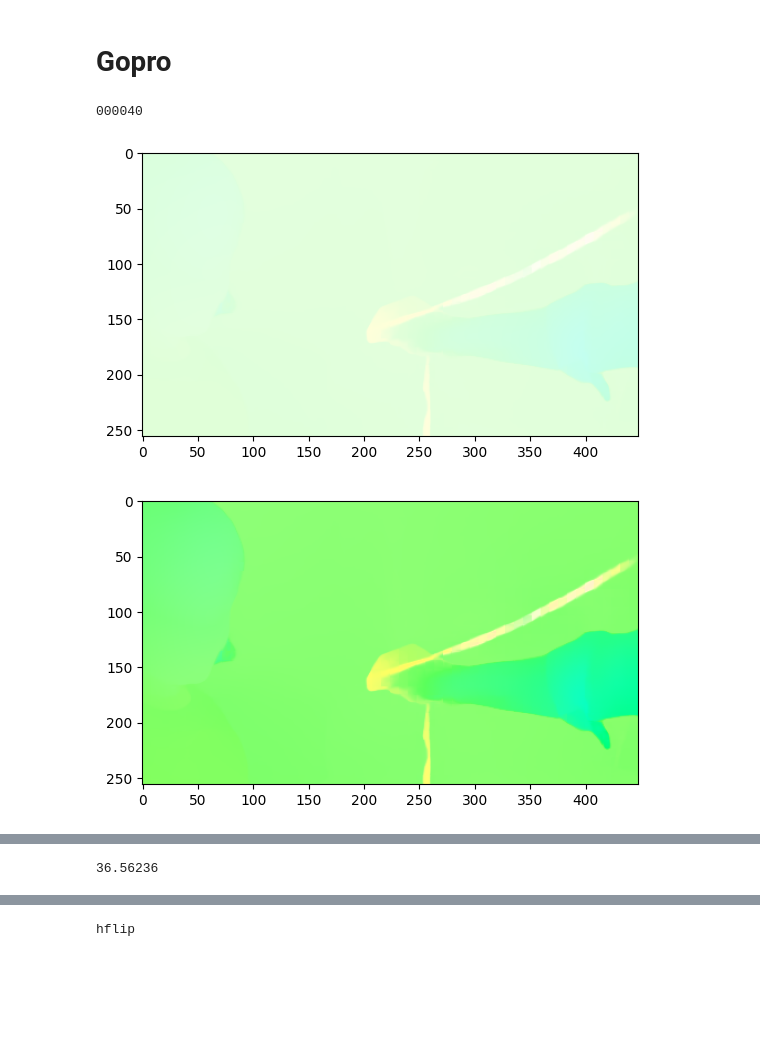
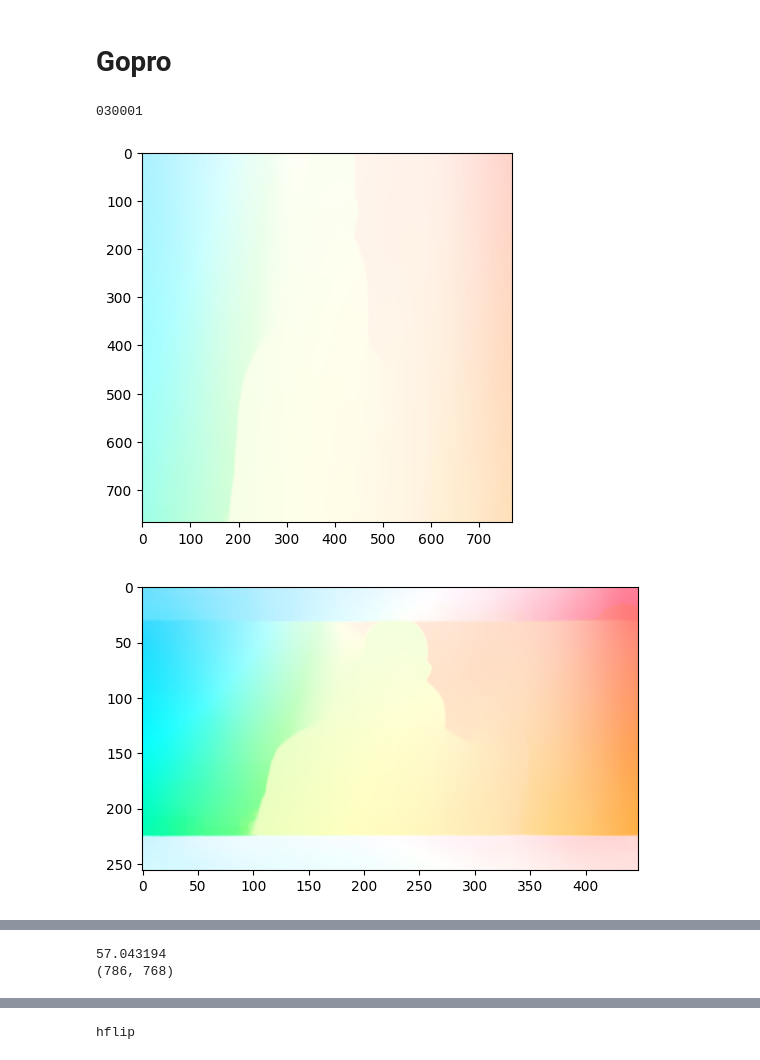
Before and after one commit to JuWanMaeng/Diffuse_Blur_to_Event, a Jupyter notebook: check_max_flow.ipynb, the cells around one changed output, grey strips where cells are left out. Drawn from its saved outputs; the diff is of its cells as text; code cells hidden in the pictures; blank space fills up the shorter version.

```diff
--- a/check_max_flow.ipynb
+++ b/check_max_flow.ipynb
@@ -98,33 +98,40 @@ import cv2
 # %%
 gopro_path = '/workspace/data/vimeo/train'
 gopro_folder = os.listdir(gopro_path)
 gopro_folder.sort()
 
-for scene in gopro_folder[39:]:
+for scene in gopro_folder[30000:]:
     print(scene)
     flow_path = os.path.join(gopro_path,scene,'flow/flows',f'{scene}.flo')
     flow = flow_read(flow_path)
     flow_rgb = flow_to_rgb(flow,flow_max_radius=150)
+    flow_rgb = flow_rgb[50:-50,:,:]
     flow_rgb_2 = flow_to_rgb(flow)
 
     tt = Image.fromarray(flow_rgb)
 
     blur_img = os.path.join(gopro_path,scene,'blur',f'{scene}.png')
     blur = Image.open(blur_img)
+    blur = np.array(blur)
+    blur = blur[50:-50,:,:]
+    blur = Image.fromarray(blur)
+    blur=blur.resize((786,768))
+    flow_rgb = cv2.resize(flow_rgb, (768,768))
     plt.imshow(flow_rgb)
     plt.show()
     plt.imshow(flow_rgb_2)
     plt.show()
     plt.imshow(blur)
     plt.show()
 
     complex_flow = flow[..., 0] + 1j * flow[..., 1]
     complex_flow, nan_mask = replace_nans(complex_flow)
     radius, angle = np.abs(complex_flow), np.angle(complex_flow)
     flow_max_radius = np.max(radius)
     print(flow_max_radius)
+    print(blur.size)
     break
 # %% [output]
-000040
+030001
-[figure, old version]
+[figure, new version]
-[figure, old version]
+[figure, new version]
@@ -132 +139,2 @@ for scene in gopro_folder[39:]:
-36.56236
+57.043194
+(786, 768)
```
Also changed, not shown: parts of 2 cells of this notebook, 3 other files.
